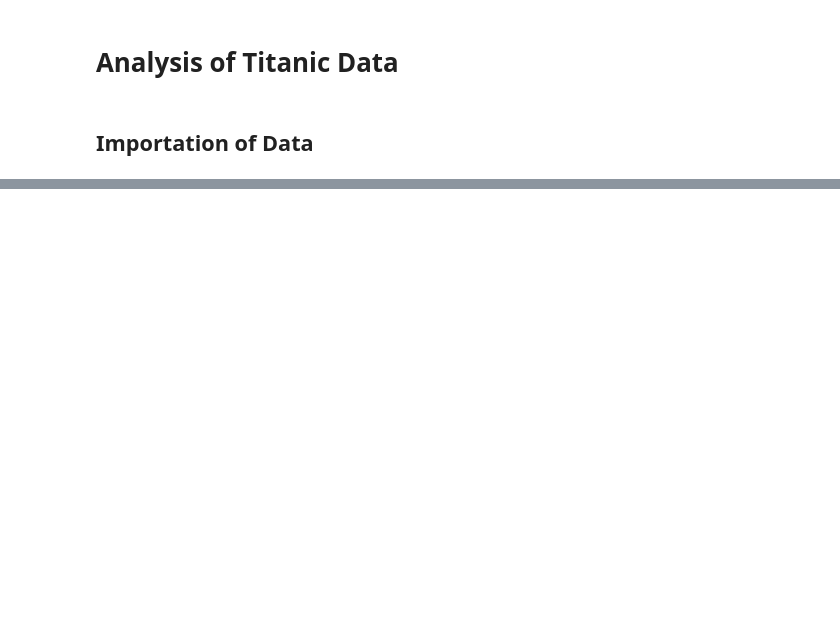
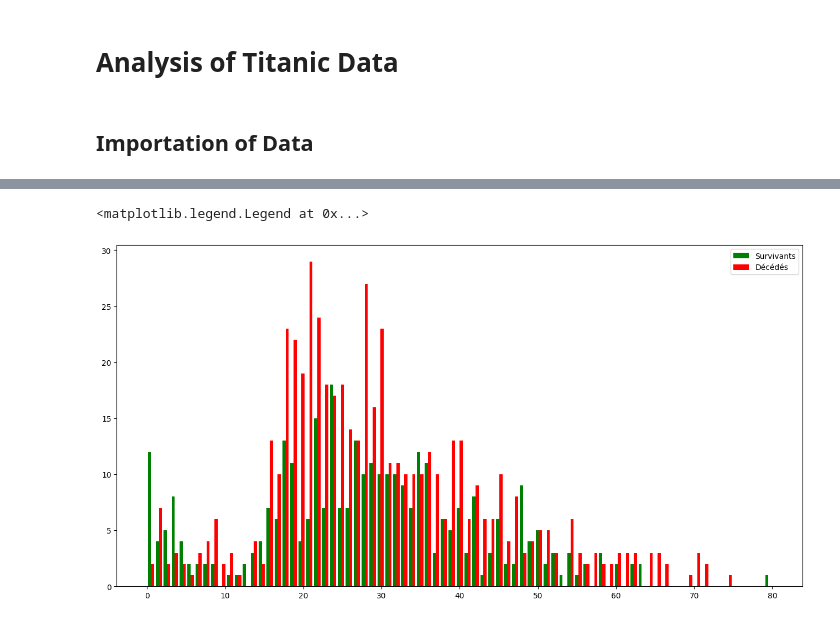
Before and after one commit to Noah-Agnel/Titanic, a Jupyter notebook: data_analysis.ipynb, the cells around one changed output, grey strips where cells are left out. Drawn from its saved outputs; the diff is of its cells as text; code cells hidden in the pictures; blank space fills up the shorter version.

```diff
--- a/data_analysis.ipynb
+++ b/data_analysis.ipynb
@@ -65,0 +54,11 @@ with open('titanic_cleaned.csv', mode='w', newline='') as file:
+# %%
+bins = np.linspace(0, 80, 80)  #un bin pour chaque age
+plt.figure(figsize=(16, 8))
+plt.hist([ages_vivant,ages_morts],
+         bins=bins,
+         color=['green', 'red'],
+         label=['Survivants','Décédés']);
+plt.legend()
+# %% [output]
+<matplotlib.legend.Legend at 0x...>
+[figure, added]
```
Also changed, not shown: parts of 15 cells of this notebook.
